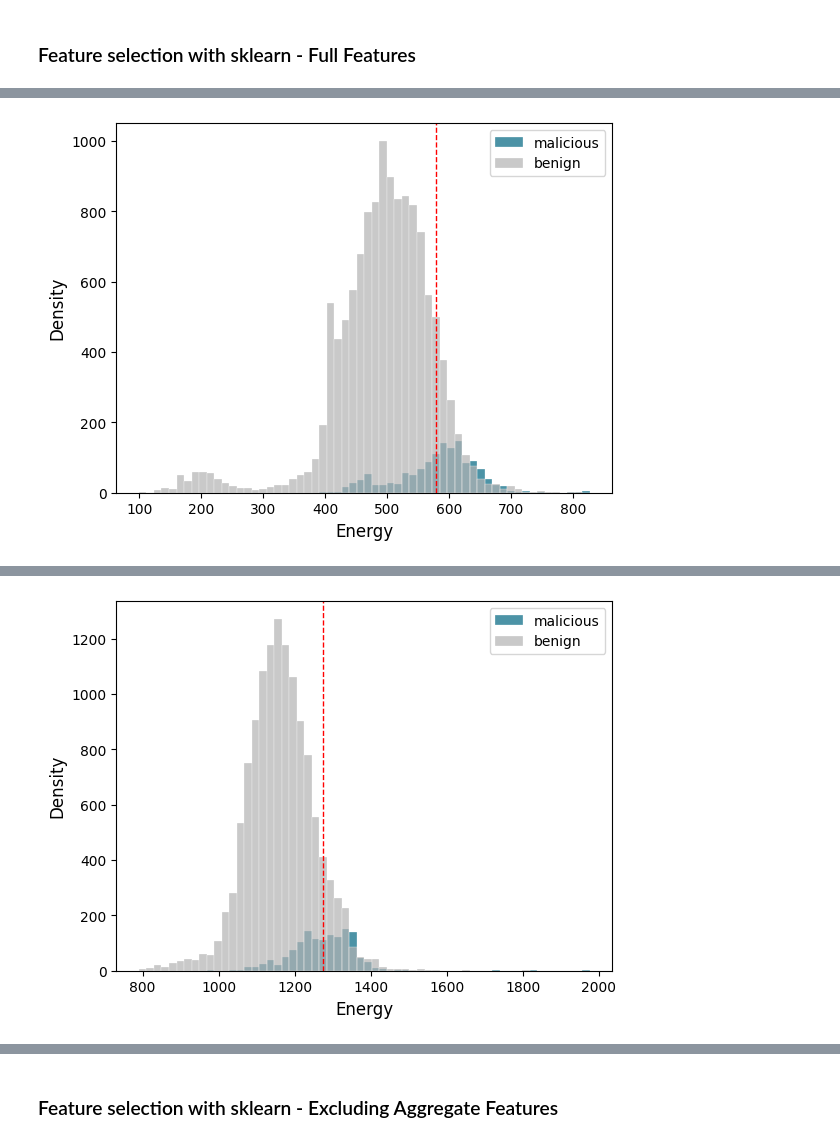
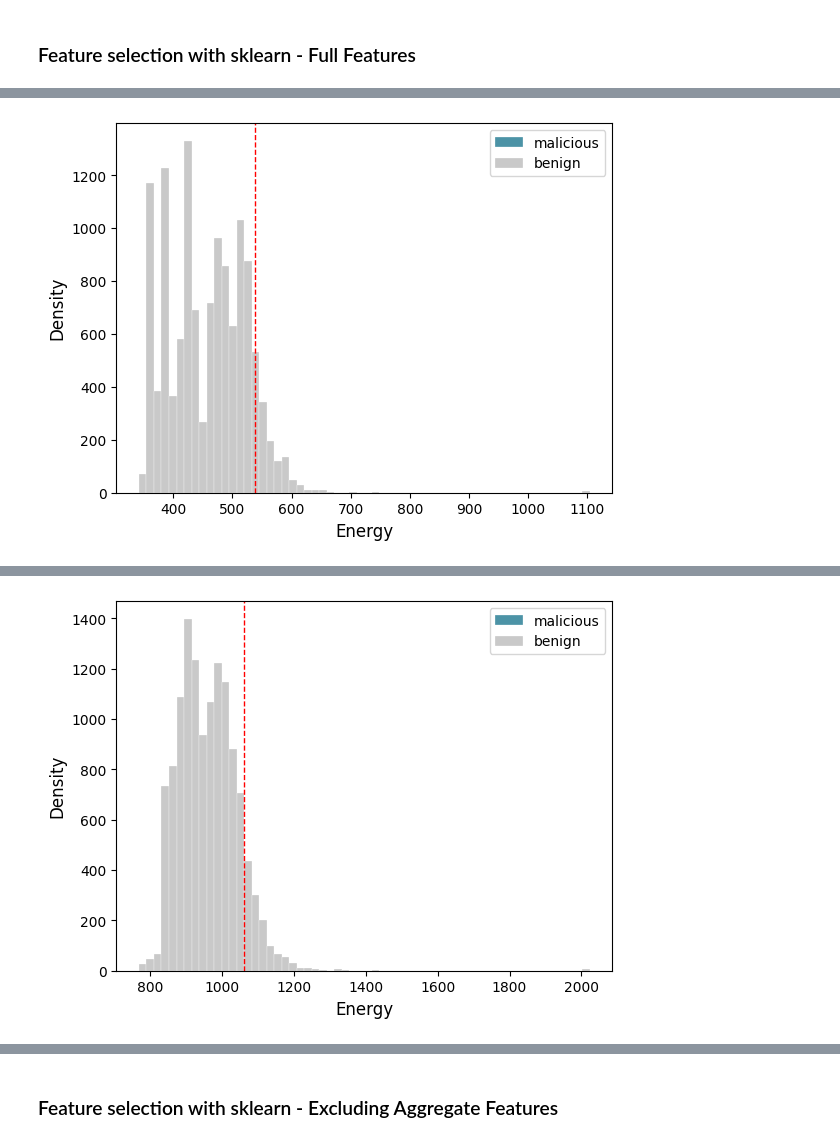
Before and after one commit to kevinsantana/PPCA-UnB-Dissertation, a Jupyter notebook: models/notebooks/efc/results/experiment_4/experiment-4-v2.ipynb, the cells around one changed output, grey strips where cells are left out. Cells and saved outputs as stored; diff of their text form; code cells hidden in the pictures.

```diff
--- a/models/notebooks/efc/results/experiment_4/experiment-4-v2.ipynb
+++ b/models/notebooks/efc/results/experiment_4/experiment-4-v2.ipynb
@@ -20,7 +20,8 @@ The original dataset contains 167 features, making EFC not learning well the ano
 ### Feature selection with sklearn - Full Features
 # %%
 df_efc_sizes, df_efc_metrics, df_efc_confusion_matrix = main(
-    technique="Feature Selection, Increasing Value of k={k_size}",
-    fig_name="{technique}"
+    technique="Feature Selection, Increasing Value of k={k_size} Only Benign",
+    fig_name="{technique}",
+    only_benign=True
 )
 # %% [output]
@@ -29 +30 @@ df_efc_sizes, df_efc_metrics, df_efc_confusion_matrix = main(
-[figure, old version]
+[figure, new version]
@@ -32 +33 @@ df_efc_sizes, df_efc_metrics, df_efc_confusion_matrix = main(
-[figure, old version]
+[figure, new version]
```
Also changed, not shown: parts of 8 cells of this notebook, 56 other files.
